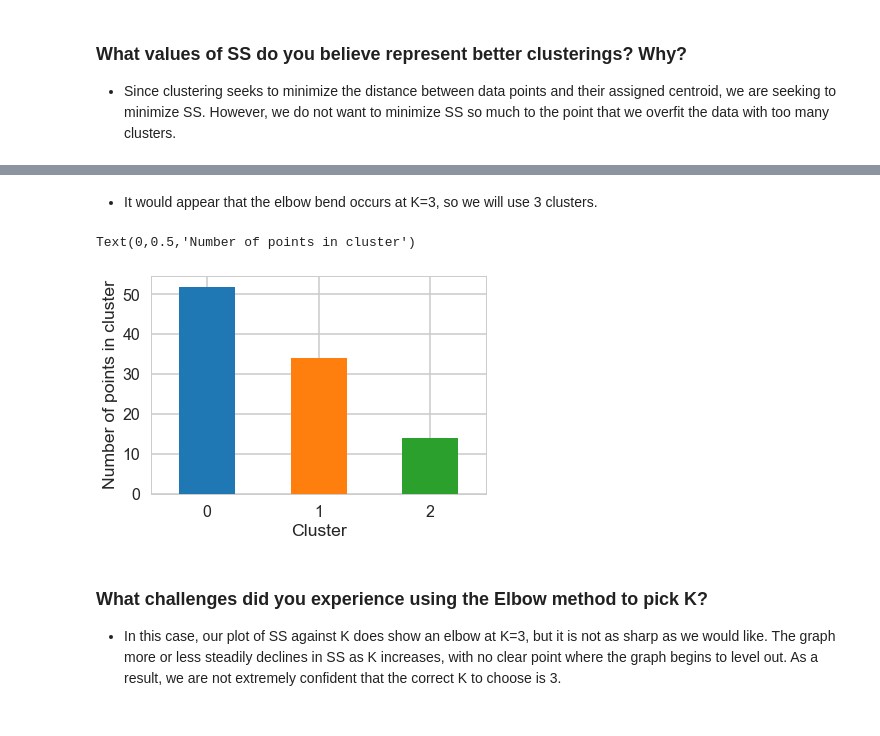
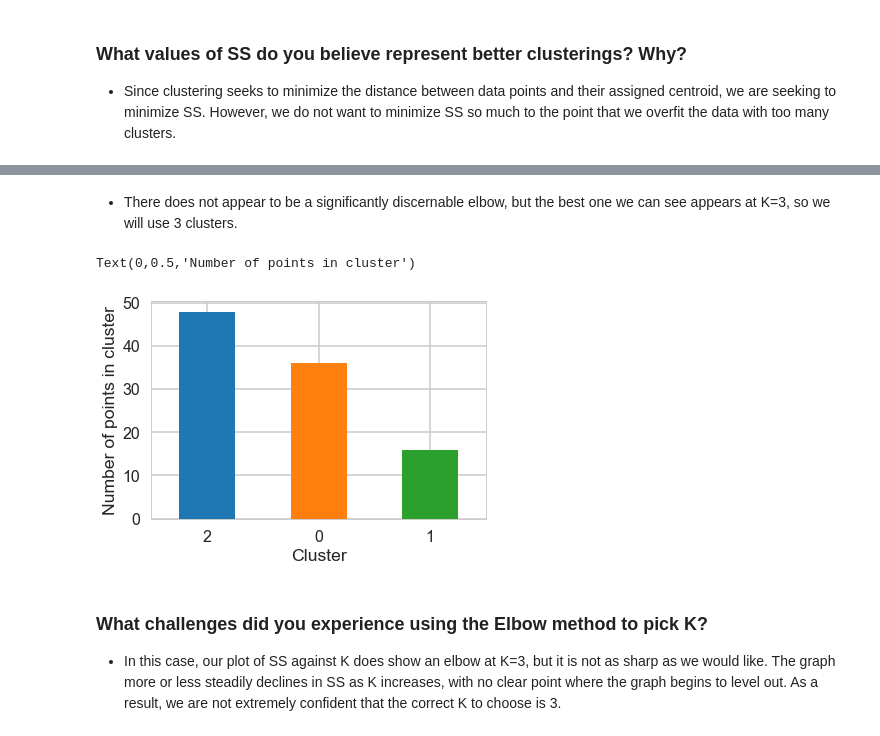
Before and after one commit to taylorcoder/Springboard, a Jupyter notebook: Mini_Project_Clustering.ipynb, the cells around one changed output, grey strips where cells are left out. Saved outputs shown, nothing was run; the diff lists cells and outputs as text; code cells hidden in the pictures.

Commit message:
'clustering_final'

```diff
--- a/Mini_Project_Clustering.ipynb
+++ b/Mini_Project_Clustering.ipynb
@@ -142,18 +142,18 @@ plt.show()
 # %% [markdown]
-+ It would appear that the elbow bend occurs at K=3, so we will use 3 clusters.
++ There does not appear to be a significantly discernable elbow, but the best one we can see appears at K=3, so we will use 3 clusters.
 # %%
 # Apply KMeans clustering to x_cols using K=3 clusters
 
 model = KMeans(n_clusters=3)
 model.fit(x_cols)
-pivot['cluster'] = model.fit_predict(pivot[pivot.columns[1:]])
+pivot['cluster'] = model.fit_predict(x_cols)
 
 pivot['cluster'].value_counts().plot(kind='bar', rot=0)
 plt.xlabel('Cluster')
 plt.ylabel('Number of points in cluster')
 # %% [output]
 Text(0,0.5,'Number of points in cluster')
-[figure, old version]
+[figure, new version]
 # %% [markdown]
 ### What challenges did you experience using the Elbow method to pick K?
 
```
Also changed, not shown: parts of 15 cells of this notebook.
